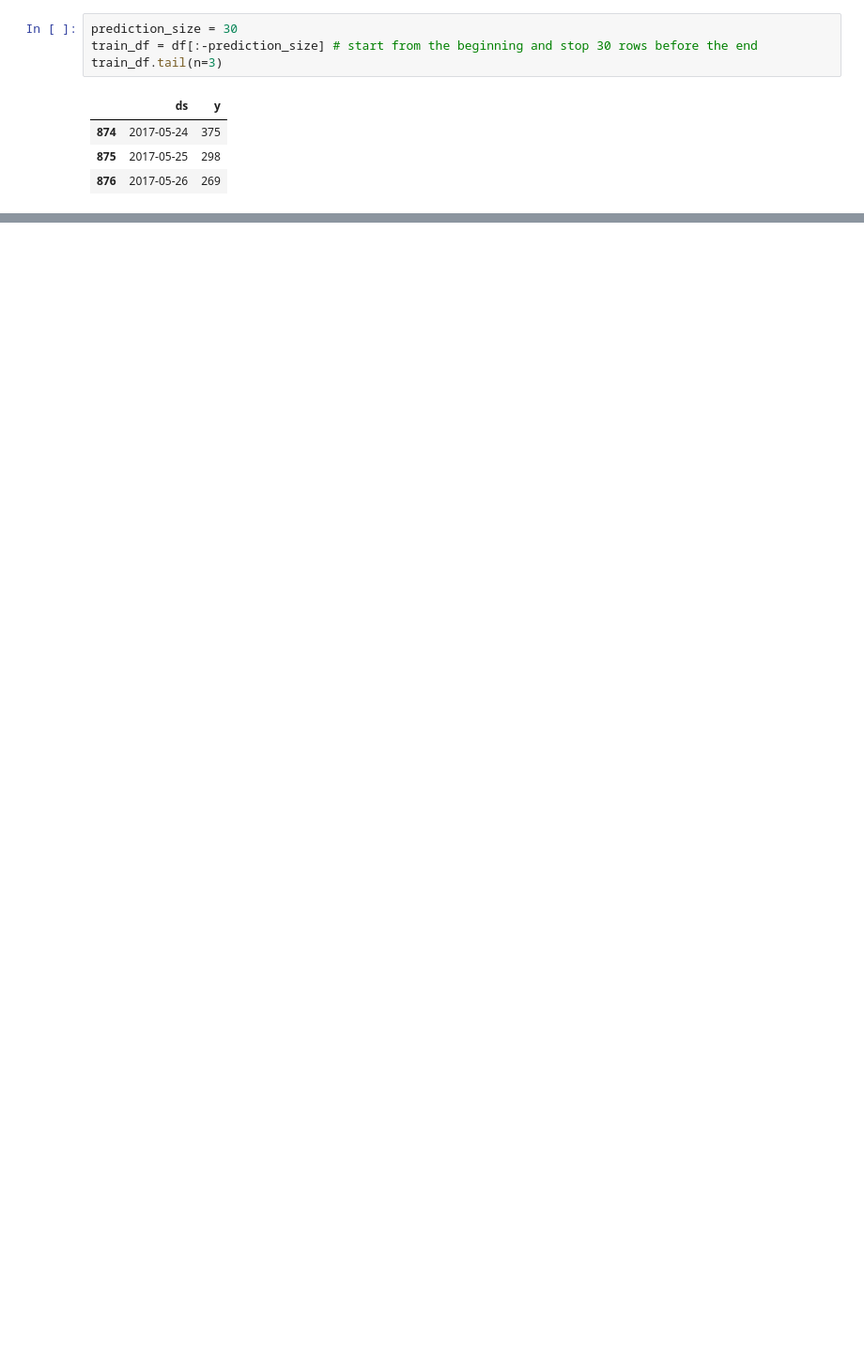
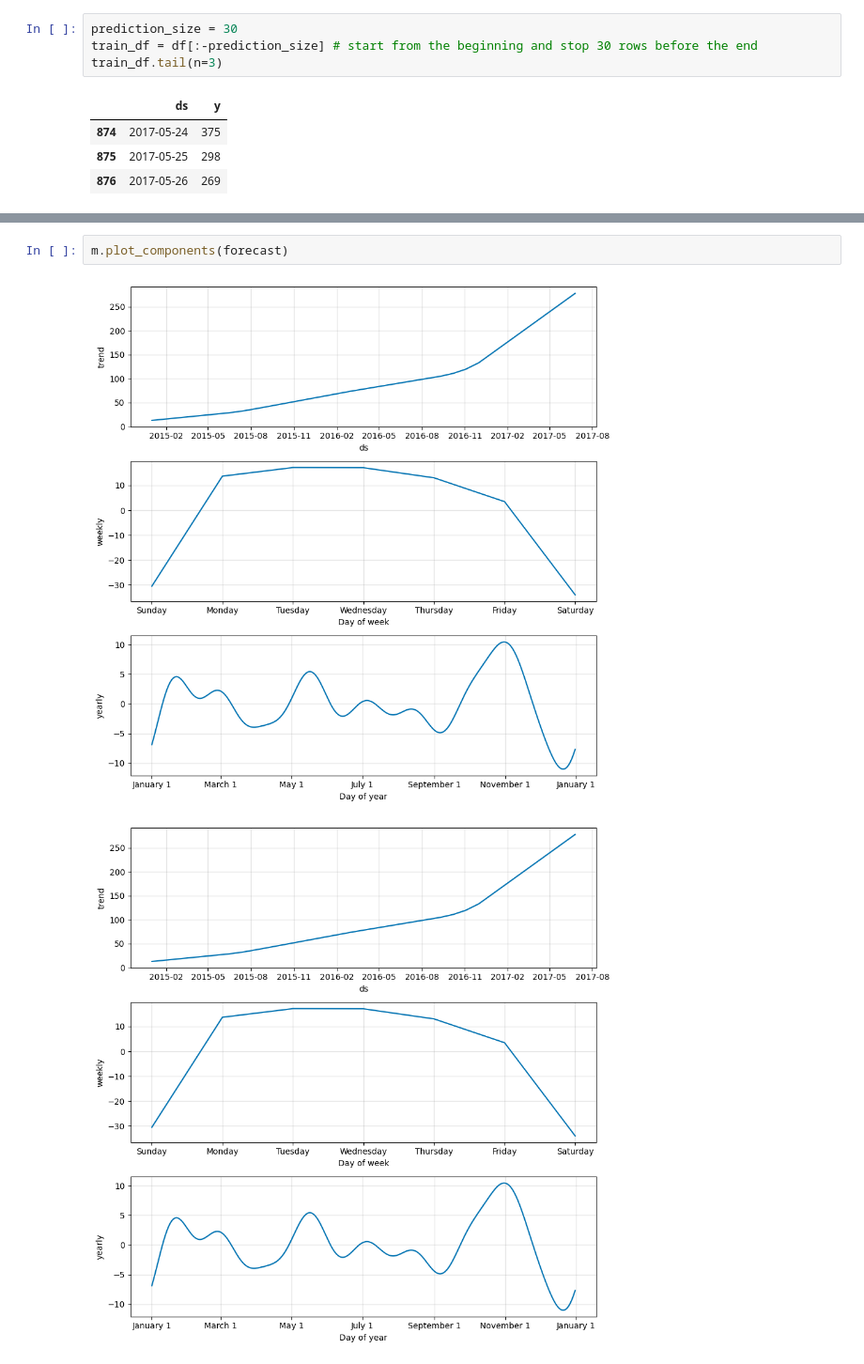
Before and after one commit to rahulrajesh131999/ai-ml-dl-journey, a Jupyter notebook: topic9/predicting_the_future_using_facebooks_prophet.ipynb, the cells around one changed output, grey strips where cells are left out. Shown at 94% size. Drawn from its saved outputs; the diff is of its cells as text; blank space fills up the shorter version.

```diff
--- a/topic9/predicting_the_future_using_facebooks_prophet.ipynb
+++ b/topic9/predicting_the_future_using_facebooks_prophet.ipynb
@@ -243,0 +290,5 @@ train_df.tail(n=3)
+# %%
+m.plot_components(forecast)
+# %% [output]
+[figure, added]
+[figure, added]
```
Also changed, not shown: parts of 41 cells of this notebook, 3 other files.
